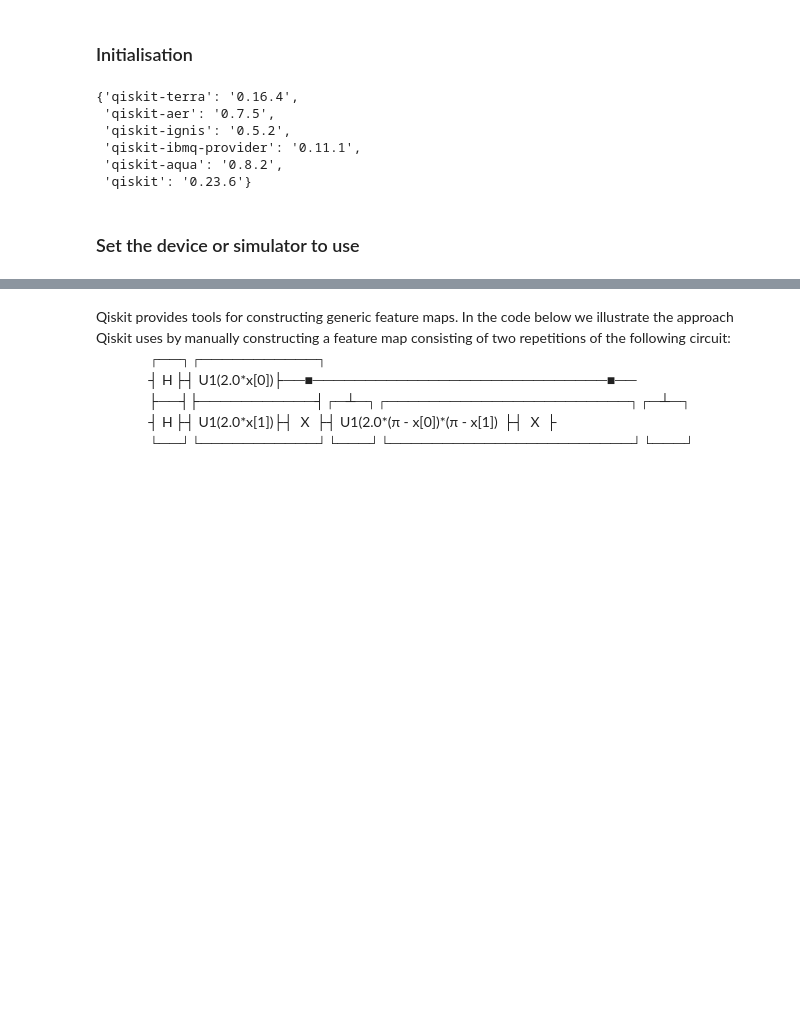
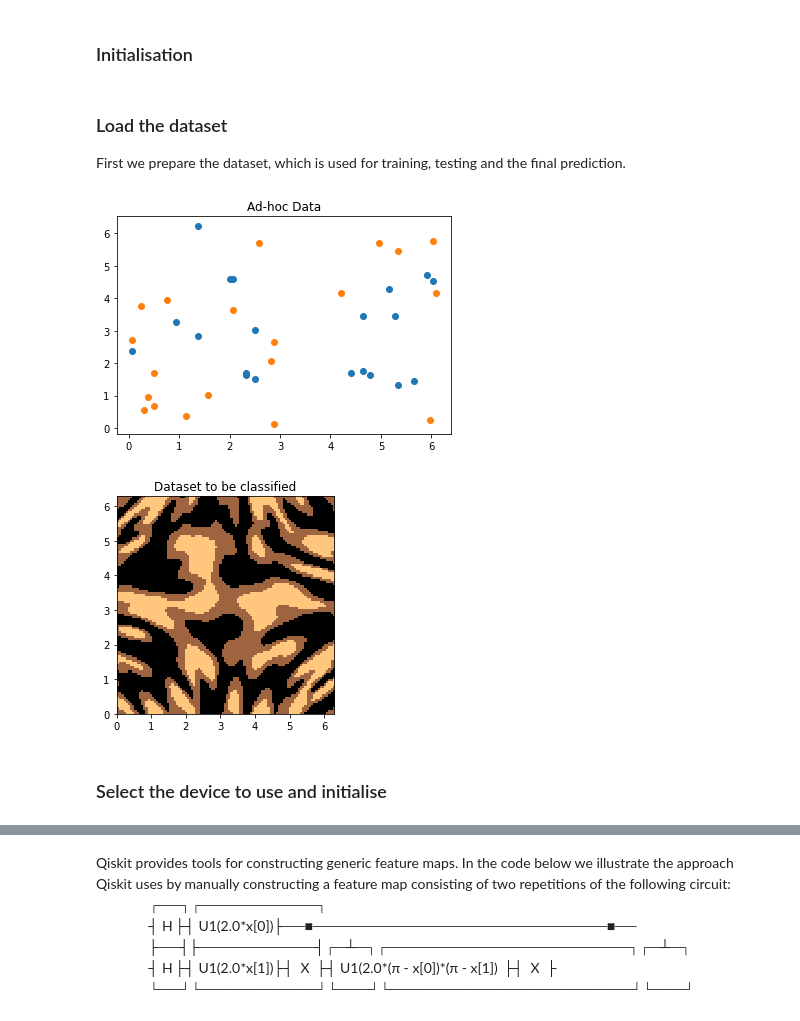
Before and after one commit to Steve-JJ/QuantumComputing, a Jupyter notebook: Notebooks/classification_using_quantum_SVM_kernel_method.ipynb, the cells around one changed output, grey strips where cells are left out. Drawn from its saved outputs; the diff is of its cells as text; code cells hidden in the pictures; blank space fills up the shorter version.

Commit message:
Finalise ready for release

```diff
--- a/Notebooks/classification_using_quantum_SVM_kernel_method.ipynb
+++ b/Notebooks/classification_using_quantum_SVM_kernel_method.ipynb
@@ -3523,11 +137,0 @@ if disable_proxy:
-# %%
-# Check what version we have
-from qiskit import __qiskit_version__
-__qiskit_version__
-# %% [output]
-{'qiskit-terra': '0.16.4',
- 'qiskit-aer': '0.7.5',
- 'qiskit-ignis': '0.5.2',
- 'qiskit-ibmq-provider': '0.11.1',
- 'qiskit-aqua': '0.8.2',
- 'qiskit': '0.23.6'}
@@ -3534,2 +172,50 @@ __qiskit_version__
+# %% [markdown]
+### Load the dataset
+
+First we prepare the dataset, which is used for training, testing and the final prediction.
+# %%
+training_size = 20  # Number of samples used for training
+test_size = 10      # Number of samples used for testing
+feature_dim = 2     # No. of features in each sample i.e. the dimension of the data
+plot_data = True
+
+gap = 0.3           # "Distance" between samples (influences how difficult it is to separate samples) of different class)
+sample_Total, training_input, test_input, class_labels = ad_hoc_data(
+    training_size,
+    test_size,
+    feature_dim,
+    gap,
+    plot_data
+)
+# The above function returns:
+#  1. sample_Total is a regular 2D array (100x100) of labels sampled from the underlying function
+#  2. training_input is a dict. In the example datasets it has two entries:
+#           key='A', value=2D numpy array, shape=(training_size,feature_dim)
+#           key='B', same as for key='A'
+#  3. test_input is a dict. In the example datasets it has two entries:
+#           key='A', value=2D numpy array, shape=(test_size,feature_dim)
+#           key='B', same as for key='A'
+#  4. class_label is a list containing the string labels. In the example datasets they are 'A' and 'B'
+
+# Reformat the sampled data and obtain a mapping from class name to the numeric label
+training_dataset, class_to_label = split_dataset_to_data_and_labels(training_input)
+test_dataset, _ = split_dataset_to_data_and_labels(test_input)
+
+# The above functions return:
+#  1. dataset: a list, where
+#           element 1 = numpy array of shape (m,n) where m = no. of samples*no_classes, n = dimensionality of the data
+#           element 2 = 1-D numpy array of length m containing the numeric labels of the samples
+#  3. class_to_label: a dictionary. In the example datasets it has two entries:
+#           key='A', value=0
+#           key='B', value=1
+
+# Display the data as a map
+img = plt.imshow(np.asmatrix(sample_Total).T, interpolation='nearest',
+                 origin='lower', cmap='copper', extent=[0, 2*np.pi, 0, 2*np.pi])
+plt.title('Dataset to be classified')
+plt.show()
+# %% [output]
+[figure, added]
+[figure, added]
 # %% [markdown]
-### Set the device or simulator to use
+### Select the device to use and initialise
```
Also changed, not shown: parts of 42 cells of this notebook.
